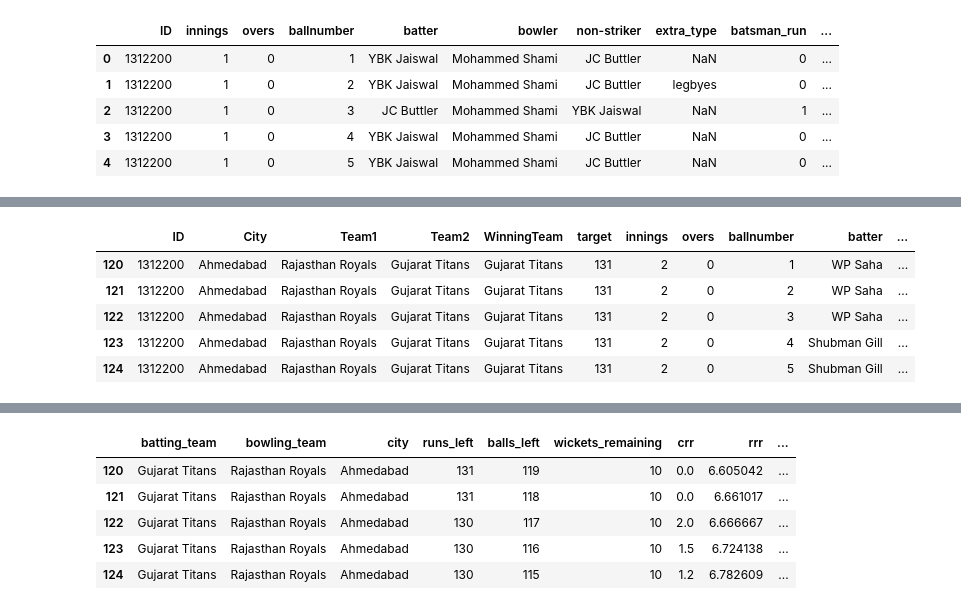
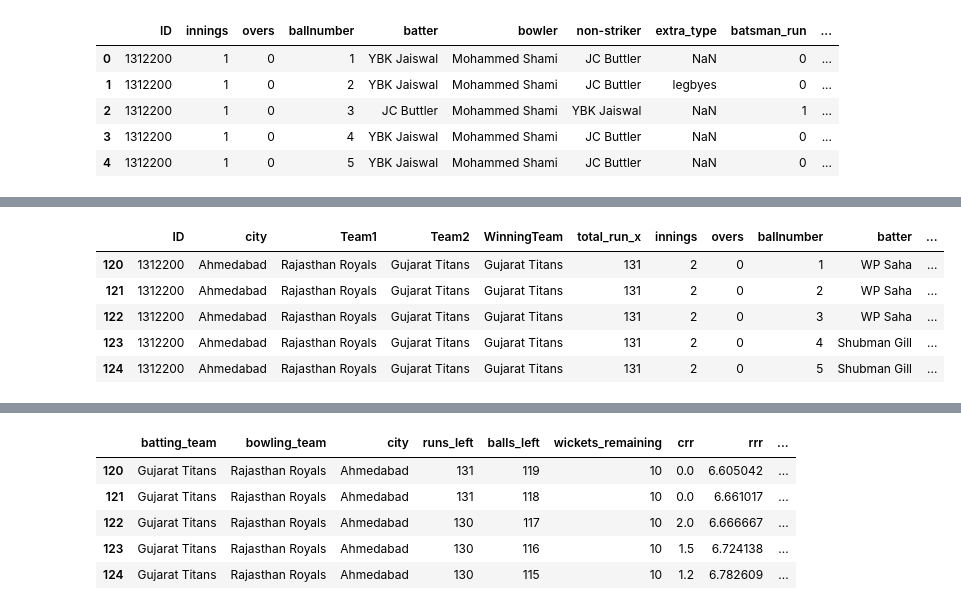
Before and after one commit to AyanPaliwal/IPL-Match-Winning-Prediction, a Jupyter notebook: IPL Wiinning Prediction.ipynb, the cells around one changed output, grey strips where cells are left out. Saved outputs shown, nothing was run; the diff lists cells and outputs as text; code cells hidden in the pictures.

```diff
--- a/IPL_Winning_Prediction.ipynb
+++ b/IPL Wiinning Prediction.ipynb
@@ -887,6 +891,6 @@ inningScores.head(10)
 | 16 | 335990 | 1 | 214 | 215 |
 | 18 | 335991 | 1 | 182 | 183 |
 # %%
-matches = matches.merge(inningScores[['ID','target']], on='ID')
+matches = matches.merge(inningScores[['ID','total_run_x']], on='ID')
 matches.head()
 # %% [output]
@@ -984,6 +988,6 @@ target               0
 dtype: int64
 # %%
 
-matches = matches[['ID','City','Team1','Team2','WinningTeam','target']].dropna()
+matches = matches[['ID','city','Team1','Team2','WinningTeam','total_run_x']].dropna()
 matches.head()
 # %% [output]
@@ -994,15 +998,15 @@ matches.head()
 | 3 | 1312197 | Kolkata | Rajasthan Royals | Gujarat Titans | Gujarat Titans | 189 |
 | 4 | 1304116 | Mumbai | Sunrisers Hyderabad | Punjab Kings | Punjab Kings | 158 |
 # %%
-balls['BattingTeam'] = balls['BattingTeam'].str.replace('Delhi Daredevils', 'Delhi Capitals')
-balls['BattingTeam'] = balls['BattingTeam'].str.replace('Kings XI Punjab', 'Punjab Kings')
-balls['BattingTeam'] = balls['BattingTeam'].str.replace('Deccan Chargers', 'Sunrisers Hyderabad')
-balls['BattingTeam'] = balls['BattingTeam'].str.replace('Rising Pune Supergiant', 'Pune Warriors')
-balls['BattingTeam'] = balls['BattingTeam'].str.replace('Rising Pune Supergiants', 'Pune Warriors')
-balls['BattingTeam'] = balls['BattingTeam'].str.replace('Pune Warriorss', 'Pune Warriors')
-balls['BattingTeam'] = balls['BattingTeam'].str.replace('Gujarat Lions', 'Gujarat Titans')
+balls['batting_team'] = balls['batting_team'].str.replace('Delhi Daredevils', 'Delhi Capitals')
+balls['batting_team'] = balls['batting_team'].str.replace('Kings XI Punjab', 'Punjab Kings')
+balls['batting_team'] = balls['batting_team'].str.replace('Deccan Chargers', 'Sunrisers Hyderabad')
+balls['batting_team'] = balls['batting_team'].str.replace('Rising Pune Supergiant', 'Pune Warriors')
+balls['batting_team'] = balls['batting_team'].str.replace('Rising Pune Supergiants', 'Pune Warriors')
+balls['batting_team'] = balls['batting_team'].str.replace('Pune Warriorss', 'Pune Warriors')
+balls['batting_team'] = balls['batting_team'].str.replace('Gujarat Lions', 'Gujarat Titans')
 # %%
-balls = balls[balls['BattingTeam'].isin(teams2023)]
+balls = balls[balls['batting_team'].isin(teams2023)]
 balls.head()
 # %% [output]
 |  | ID | innings | overs | ballnumber | batter | bowler | non-striker | extra_type | batsman_run | ... |
@@ -1042,10 +1046,10 @@ final.head()
 | 123 | 1312200 | Ahmedabad | Rajasthan Royals | Gujarat Titans | Gujarat Titans | 131 | 2 | 0 | 4 | Shubman Gill | ... |
 | 124 | 1312200 | Ahmedabad | Rajasthan Royals | Gujarat Titans | Gujarat Titans | 131 | 2 | 0 | 5 | Shubman Gill | ... |
 # %%
-final['runs_left'] = np.where(final['target']-final['current_score']>=0, final['target']-final['current_score'], 0)
+final['runs_left'] = np.where(final['total_run_x']-final['current_score']>=0, final['total_run_x']-final['current_score'], 0)
 final.head()
 # %% [output]
-|  | ID | City | Team1 | Team2 | WinningTeam | target | innings | overs | ballnumber | batter | ... |
+|  | ID | city | Team1 | Team2 | WinningTeam | total_run_x | innings | overs | ballnumber | batter | ... |
 | 120 | 1312200 | Ahmedabad | Rajasthan Royals | Gujarat Titans | Gujarat Titans | 131 | 2 | 0 | 1 | WP Saha | ... |
 | 121 | 1312200 | Ahmedabad | Rajasthan Royals | Gujarat Titans | Gujarat Titans | 131 | 2 | 0 | 2 | WP Saha | ... |
 | 122 | 1312200 | Ahmedabad | Rajasthan Royals | Gujarat Titans | Gujarat Titans | 131 | 2 | 0 | 3 | WP Saha | ... |
```
Also changed, not shown: parts of 38 cells of this notebook, 1 other file.
